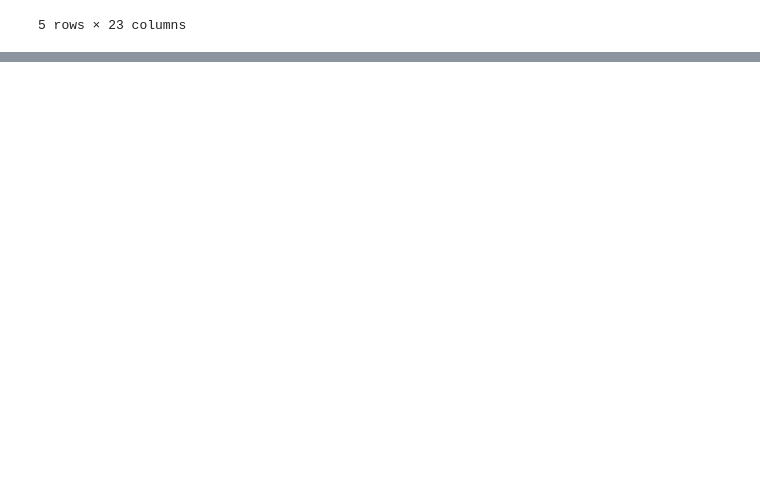
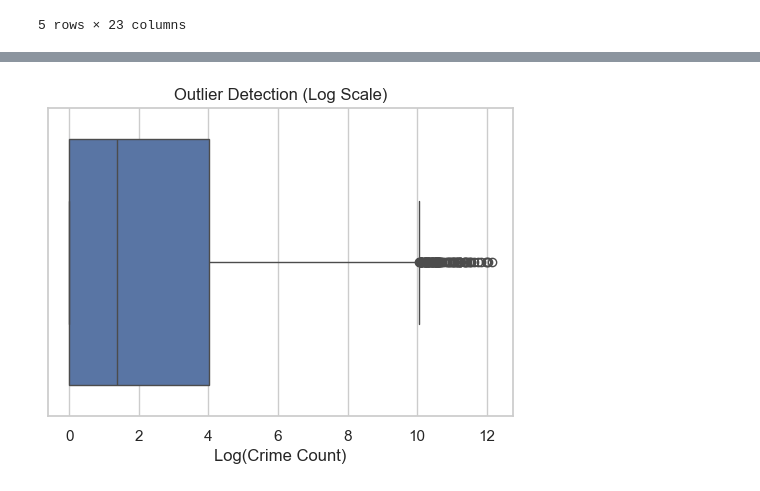
Before and after one commit to VarnikaSharma2176/Crime-Analysis, a Jupyter notebook: 02_Notebook/data_preprocessing.ipynb, the cells around one changed output, grey strips where cells are left out. Drawn from its saved outputs; the diff is of its cells as text; code cells hidden in the pictures; blank space fills up the shorter version.

Commit message:
Added statistical visualizations: log distribution and outlier analysis

```diff
--- a/02_Notebook/data_preprocessing.ipynb
+++ b/02_Notebook/data_preprocessing.ipynb
@@ -483,0 +533,11 @@ Total columns: 23
+# %%
+plt.figure(figsize=(6,4))
+sns.boxplot(x=np.log1p(df_clean["Value"]))
+
+plt.title("Outlier Detection (Log Scale)")
+plt.xlabel("Log(Crime Count)")
+#Save
+plt.savefig("C:/Users/Varnika Sharma/Desktop/Crime Analysis/Crime Analysis/04_Visuals/outliers_boxplot.png", dpi=300, bbox_inches='tight')
+plt.show()
+# %% [output]
+[figure, added]
```
Also changed, not shown: parts of 5 cells of this notebook, 3 other files.
